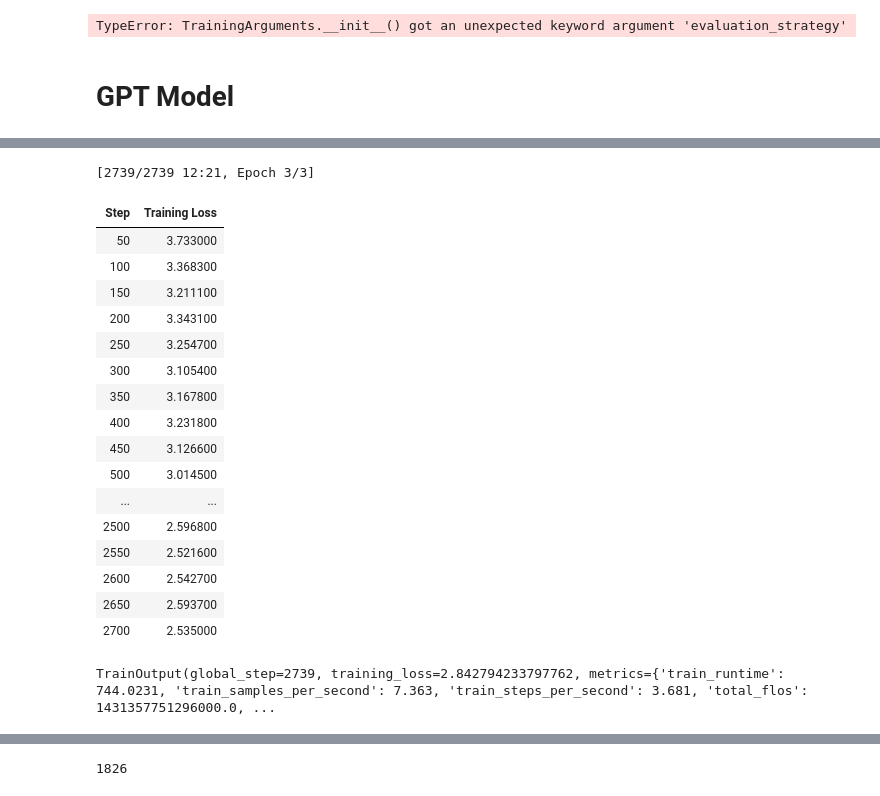
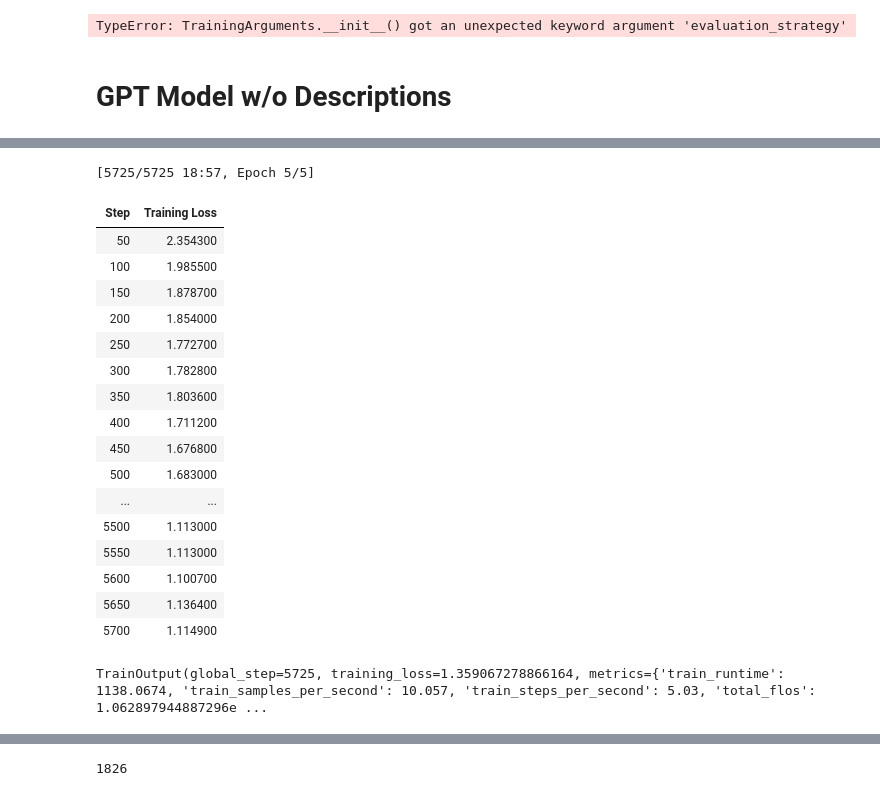
Before and after one commit to trenton-slocum/Playlist-Generator-GPT2Med, a Jupyter notebook: Model_Test.ipynb, the cells around one changed output, grey strips where cells are left out. Cells and saved outputs as stored; diff of their text form; code cells hidden in the pictures.

Commit message:
Model scripts

```diff
--- a/Model_Test.ipynb
+++ b/Model_Test.ipynb
@@ -3,8 +3,9 @@ import pandas as pd
 from sklearn.model_selection import train_test_split
 from datasets import Dataset
 # %%
-df = pd.read_csv('Playlist_data_with_lyrics.csv')
+df2 = pd.read_csv('Playlist_data_with_lyrics.csv')
 artists = pd.read_csv('artists.csv')
+df = pd.read_csv('playlist_data.csv')
 # %%
 df
 # %% [output]
@@ -99,4 +100,4 @@ def generate_playlist(prompt, max_length=128):
 prompt = "Road trip anthems for 2020s pop hits"
 print(generate_playlist(prompt))
 # %% [markdown]
-# GPT Model
+# GPT Model w/o Descriptions
@@ -111,10 +119,28 @@ import ast
 for col in ['Playlist_Songs', 'Playlist_Artists']:
     df[col] = df[col].apply(lambda x: ast.literal_eval(x) if isinstance(x, str) else x)
 
+## Training Targets 1st Iteration, 3 epoch Loss ~ 3, 5 epoch Loss ~ 2.5
 # Create prompt + output text for GPT-2 training
+# def format_example(row):
+#     song_lines = [f"{s} - {a}" for s, a in zip(row['Playlist_Songs'], row['Playlist_Artists'])]
+#     return f"### Prompt: {row['Playlist_Name']}\n### Playlist:\n" + "\n".join(song_lines)
+
+## Training Targets 2nd Iteration, 5 epoch Loss ~ 1.3
+# def format_example(row):
+#     lines = [f"[SONG] {s} [ARTIST] {a}" for s, a in zip(row["Playlist_Songs"], row["Playlist_Artists"])]
+#     return f"### Prompt: {row['Playlist_Name']}\n### Playlist:\n" + "\n".join(lines)
+
+## Training targets 3rd Iteration, 5 epoch Loss ~
 def format_example(row):
-    song_lines = [f"{s} - {a}" for s, a in zip(row['Playlist_Songs'], row['Playlist_Artists'])]
-    return f"### Prompt: {row['Playlist_Name']}\n### Playlist:\n" + "\n".join(song_lines)
+    lines = [f"[SONG] {song} [ARTIST] {artist}" for song, artist in zip(row["Playlist_Songs"], row["Playlist_Artists"])]
+    playlist_body = "\n".join(lines)
+
+    # Include Playlist_Description in the prompt for training only
+    return (
+        f"### Prompt: {row['Playlist_Name']}\n"
+        f"### Description: {row['Playlist_Description']}\n"
+        f"### Playlist:\n{playlist_body}"
+    )
 
 df['text'] = df.apply(format_example, axis=1)
 
@@ -123,10 +149,10 @@ dataset = Dataset.from_dict({"text": df['text'].tolist()})
 # %%
 from transformers import GPT2Tokenizer, GPT2LMHeadModel
 
-tokenizer = GPT2Tokenizer.from_pretrained("gpt2")
+tokenizer = GPT2Tokenizer.from_pretrained("gpt2-medium")
 tokenizer.pad_token = tokenizer.eos_token  # GPT-2 doesn't have a pad token
 
-model = GPT2LMHeadModel.from_pretrained("gpt2")
+model = GPT2LMHeadModel.from_pretrained("gpt2-medium")
 model.resize_token_embeddings(len(tokenizer))  # In case we add special tokens
 
 # Tokenize
@@ -142,9 +168,9 @@ from transformers import Trainer, TrainingArguments
 import torch
 
 training_args = TrainingArguments(
-    output_dir="./gpt2_playlist_model",
+    output_dir="./gpt2_playlist_model_w_Descriptions",
     overwrite_output_dir=True,
-    num_train_epochs=3,
+    num_train_epochs=5,
     per_device_train_batch_size=2,
     save_steps=500,
     save_total_limit=2,
@@ -165,22 +191,22 @@ trainer.train()
-[2739/2739 12:21, Epoch 3/3]
+[5725/5725 18:57, Epoch 5/5]
 | Step | Training Loss |
-| 50 | 3.733000 |
-| 100 | 3.368300 |
-| 150 | 3.211100 |
-| 200 | 3.343100 |
-| 250 | 3.254700 |
-| 300 | 3.105400 |
-| 350 | 3.167800 |
-| 400 | 3.231800 |
-| 450 | 3.126600 |
-| 500 | 3.014500 |
+| 50 | 2.354300 |
+| 100 | 1.985500 |
+| 150 | 1.878700 |
+| 200 | 1.854000 |
+| 250 | 1.772700 |
+| 300 | 1.782800 |
+| 350 | 1.803600 |
+| 400 | 1.711200 |
+| 450 | 1.676800 |
+| 500 | 1.683000 |
 | ... | ... |
-| 2500 | 2.596800 |
-| 2550 | 2.521600 |
-| 2600 | 2.542700 |
-| 2650 | 2.593700 |
-| 2700 | 2.535000 |
+| 5500 | 1.113000 |
+| 5550 | 1.113000 |
+| 5600 | 1.100700 |
+| 5650 | 1.136400 |
+| 5700 | 1.114900 |
-TrainOutput(global_step=2739, training_loss=2.842794233797762, metrics={'train_runtime': 744.0231, 'train_samples_per_second': 7.363, 'train_steps_per_second': 3.681, 'total_flos': 1431357751296000.0, ...
+TrainOutput(global_step=5725, training_loss=1.359067278866164, metrics={'train_runtime': 1138.0674, 'train_samples_per_second': 10.057, 'train_steps_per_second': 5.03, 'total_flos': 1.062897944887296e ...
 # %%
 def generate_playlist(prompt, max_length=200):
     input_text = f"### Prompt: {prompt}\n### Playlist:\n"
```
Also changed, not shown: parts of 6 cells of this notebook, 1 other file.
